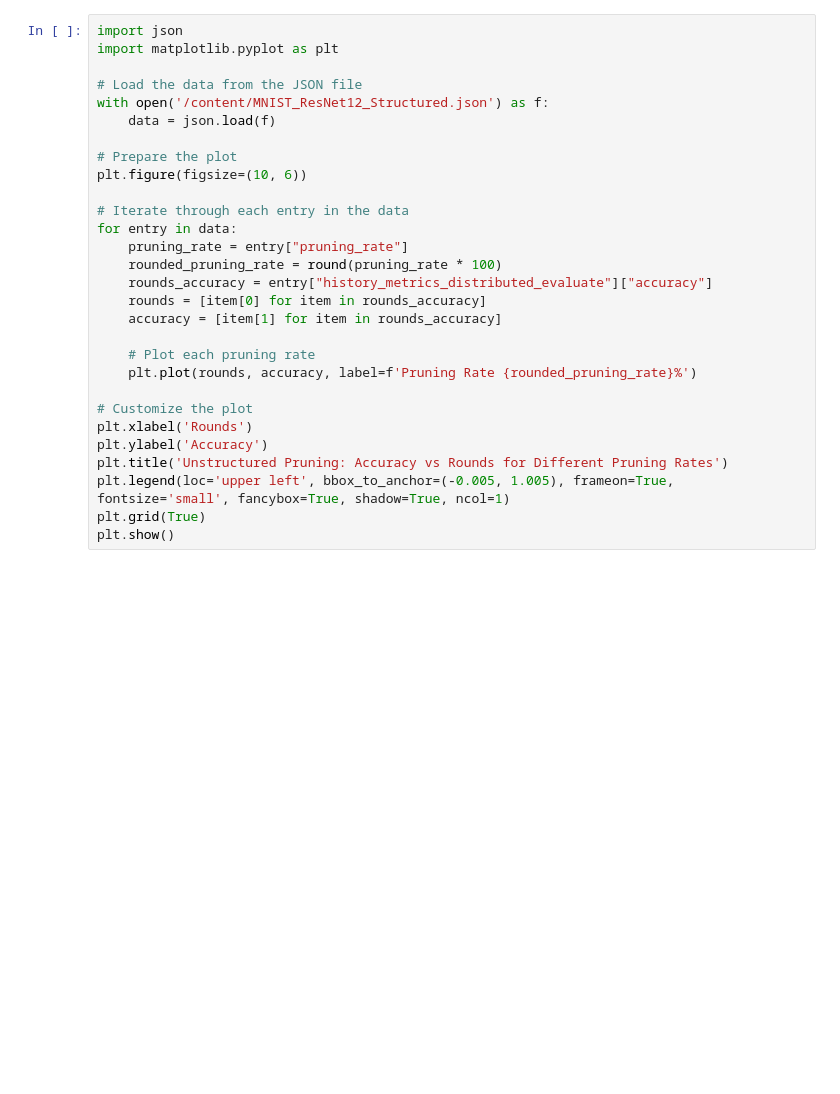
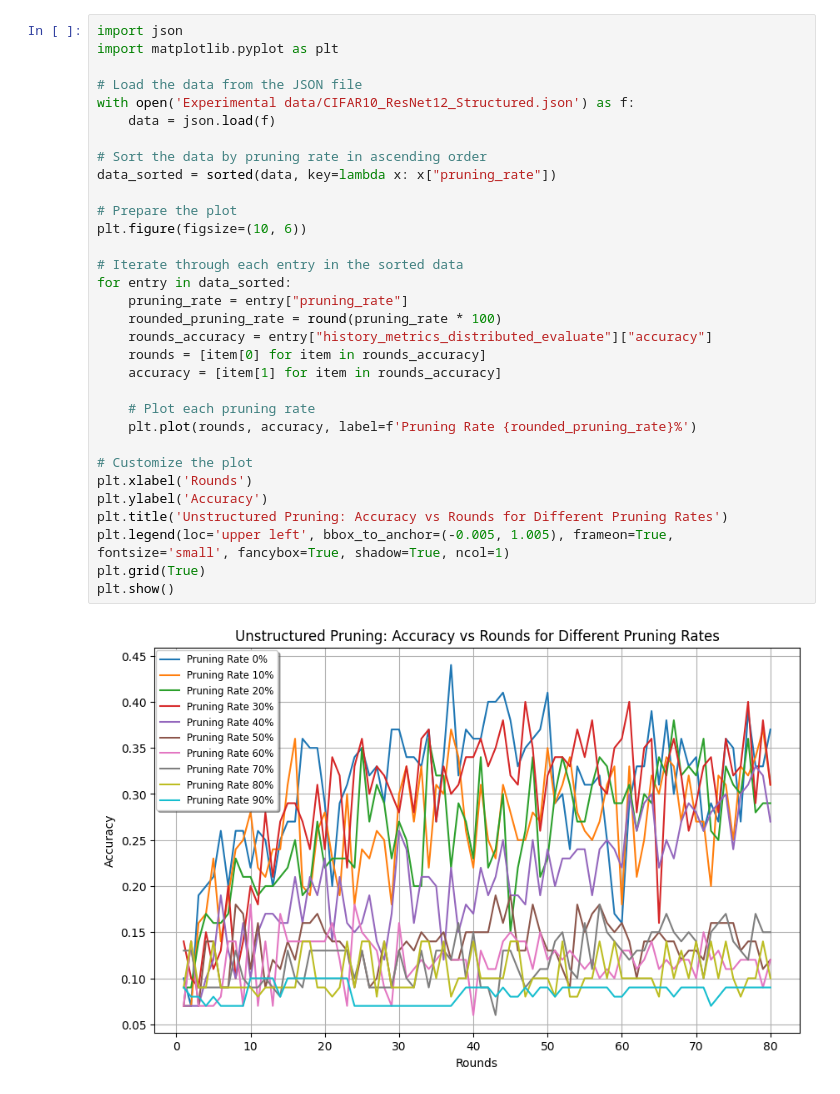
Before and after one commit to vaishnavijeurkar/Evaluation-of-Model-Compression-Techniques-in-Federated-Learning-, a Jupyter notebook: Charts.ipynb, the cells around one changed output. Cells and saved outputs as stored; diff of their text form; blank space fills up the shorter version.

Commit message:
All data now collected

```diff
--- a/Charts.ipynb
+++ b/Charts.ipynb
@@ -1,32 +1,37 @@
 # %%
 import json
 import matplotlib.pyplot as plt
 
 # Load the data from the JSON file
-with open('/content/MNIST_ResNet12_Structured.json') as f:
+with open('Experimental data/CIFAR10_ResNet12_Structured.json') as f:
     data = json.load(f)
+
+# Sort the data by pruning rate in ascending order
+data_sorted = sorted(data, key=lambda x: x["pruning_rate"])
 
 # Prepare the plot
 plt.figure(figsize=(10, 6))
 
-# Iterate through each entry in the data
-for entry in data:
+# Iterate through each entry in the sorted data
+for entry in data_sorted:
     pruning_rate = entry["pruning_rate"]
     rounded_pruning_rate = round(pruning_rate * 100)
     rounds_accuracy = entry["history_metrics_distributed_evaluate"]["accuracy"]
     rounds = [item[0] for item in rounds_accuracy]
     accuracy = [item[1] for item in rounds_accuracy]
 
     # Plot each pruning rate
     plt.plot(rounds, accuracy, label=f'Pruning Rate {rounded_pruning_rate}%')
 
 # Customize the plot
 plt.xlabel('Rounds')
 plt.ylabel('Accuracy')
 plt.title('Unstructured Pruning: Accuracy vs Rounds for Different Pruning Rates')
 plt.legend(loc='upper left', bbox_to_anchor=(-0.005, 1.005), frameon=True, fontsize='small', fancybox=True, shadow=True, ncol=1)
 plt.grid(True)
 plt.show()
+# %% [output]
+[figure, added]
 # %%
 import json
 import numpy as np
```
Also changed, not shown: parts of 1 cell of this notebook, 10 other files.
